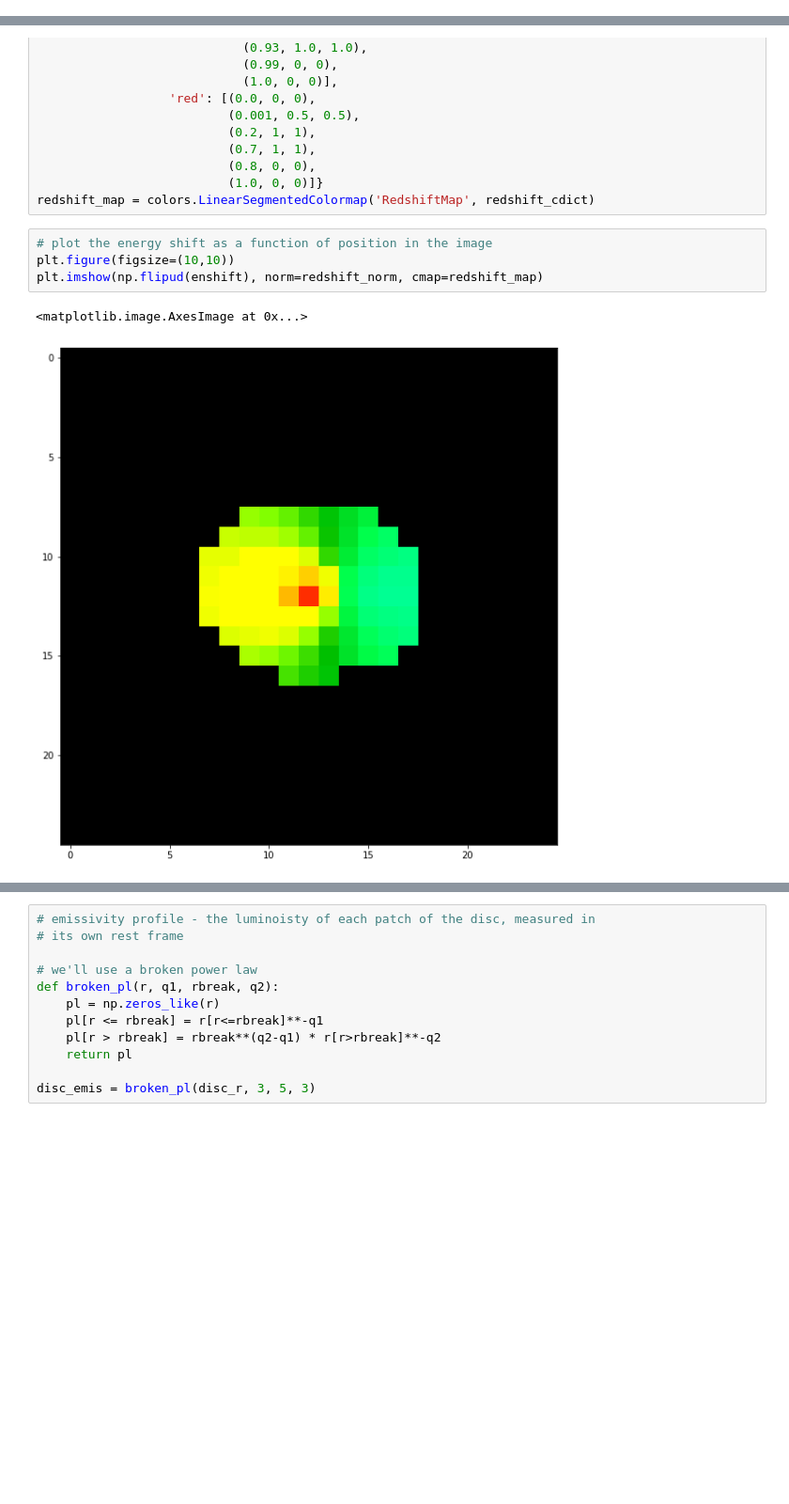
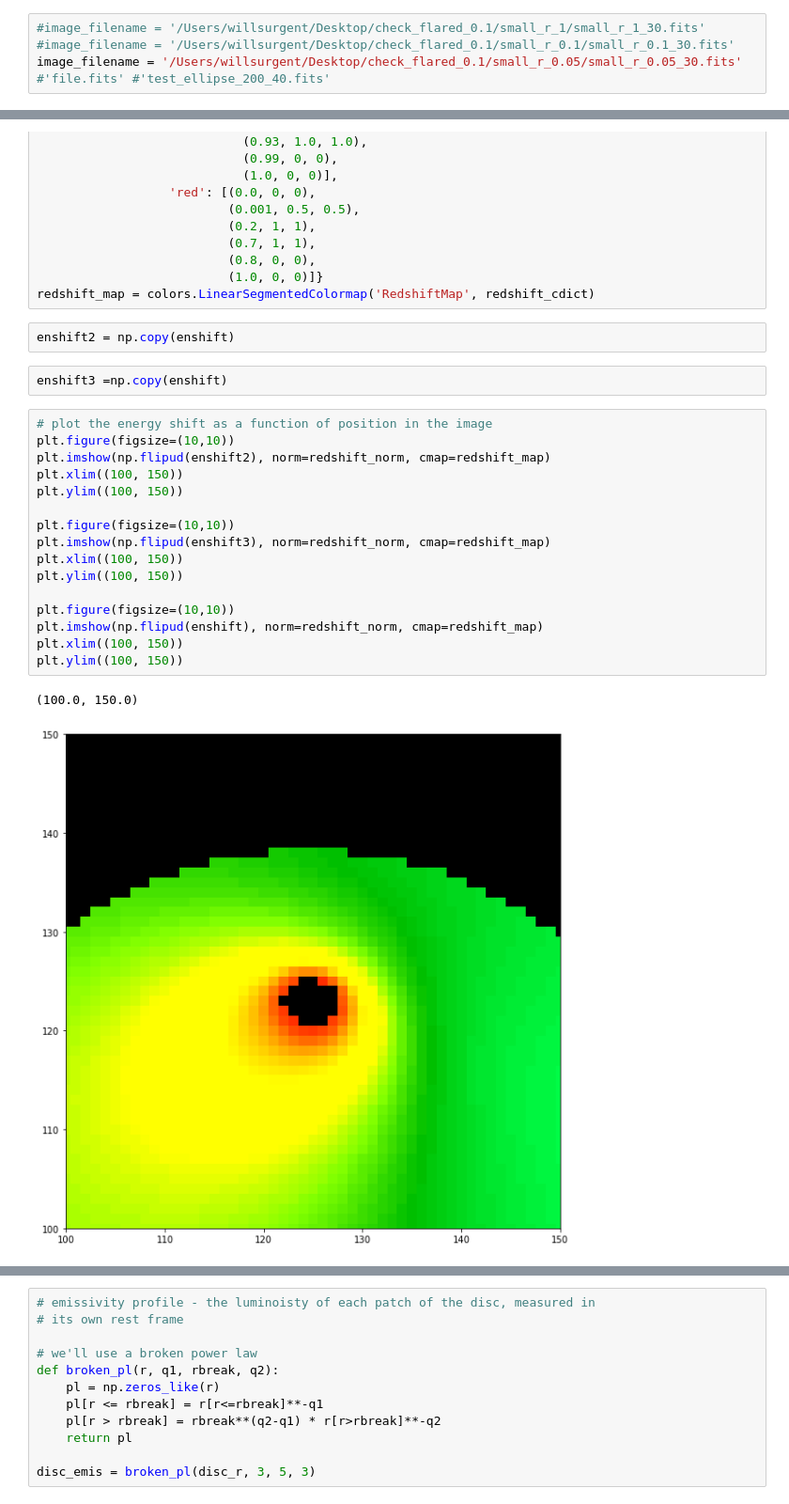
Before and after one commit to wilkinsdr/raytrace_cpu, a Jupyter notebook: python/line_from_image.ipynb, the cells around one changed output, grey strips where cells are left out. Shown at 94% size. Saved outputs shown, nothing was run; the diff lists cells and outputs as text; blank space fills up the shorter version.

```diff
--- a/python/line_from_image.ipynb
+++ b/python/line_from_image.ipynb
@@ -11,3 +9,8 @@ image_filename = 'file.fits' #'test_ellipse_200_40.fits'
+# %%
+#image_filename = '/Users/willsurgent/Desktop/check_flared_0.1/small_r_1/small_r_1_30.fits'
+#image_filename = '/Users/willsurgent/Desktop/check_flared_0.1/small_r_0.1/small_r_0.1_30.fits'
+image_filename = '/Users/willsurgent/Desktop/check_flared_0.1/small_r_0.05/small_r_0.05_30.fits'
+#'file.fits' #'test_ellipse_200_40.fits'
 # %%
 with pyfits.open(image_filename) as fits_file:
     enshift = np.array(fits_file['ENSHIFT'].data)    # energy shift from each pixel to observer
@@ -43,10 +46,26 @@ redshift_cdict = {'blue': [(0.0, 0, 0),
                           (0.8, 0, 0),
                           (1.0, 0, 0)]}
 redshift_map = colors.LinearSegmentedColormap('RedshiftMap', redshift_cdict)
+# %%
+enshift2 = np.copy(enshift)
+# %%
+enshift3 =np.copy(enshift)
 # %%
 # plot the energy shift as a function of position in the image
 plt.figure(figsize=(10,10))
+plt.imshow(np.flipud(enshift2), norm=redshift_norm, cmap=redshift_map)
+plt.xlim((100, 150))
+plt.ylim((100, 150))
+
+plt.figure(figsize=(10,10))
+plt.imshow(np.flipud(enshift3), norm=redshift_norm, cmap=redshift_map)
+plt.xlim((100, 150))
+plt.ylim((100, 150))
+
+plt.figure(figsize=(10,10))
 plt.imshow(np.flipud(enshift), norm=redshift_norm, cmap=redshift_map)
+plt.xlim((100, 150))
+plt.ylim((100, 150))
 # %% [output]
-<matplotlib.image.AxesImage at 0x...>
+(100.0, 150.0)
-[figure, old version]
+[figure, new version]
```
Also changed, not shown: parts of 4 cells of this notebook.
